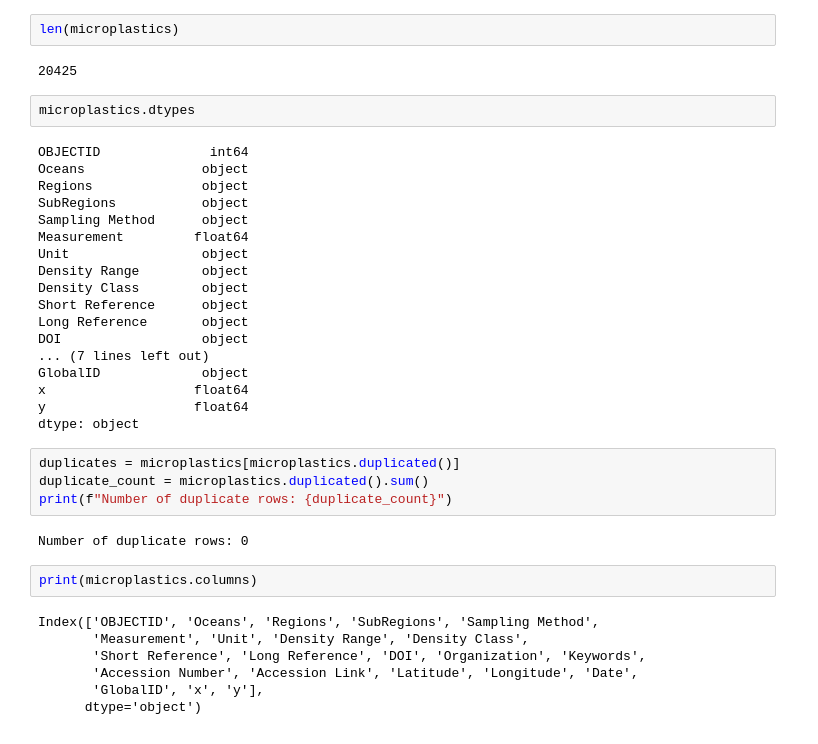
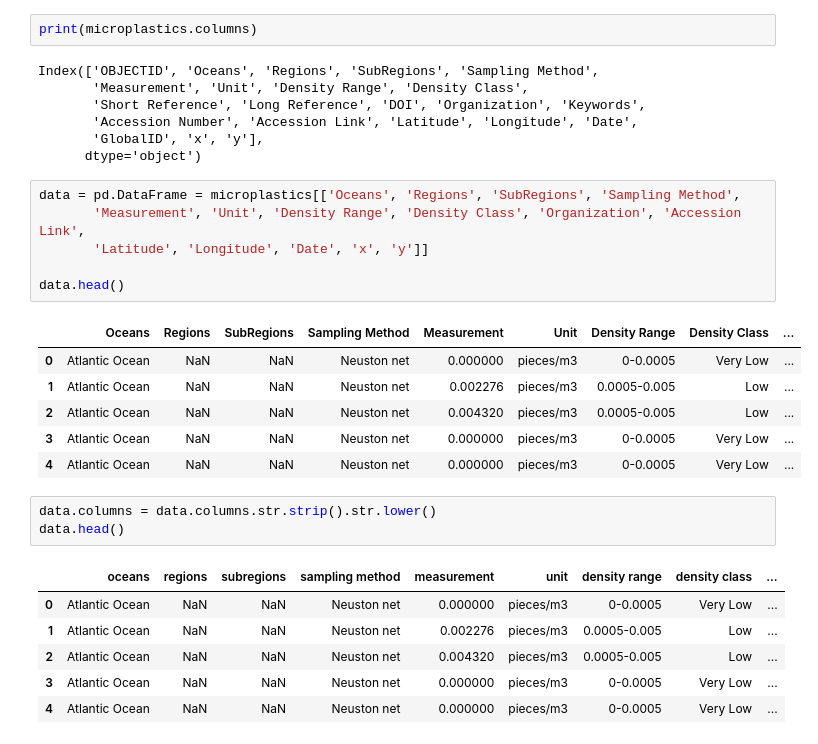
Before and after one commit to ashabensted/group-project, a Jupyter notebook: charli.ipynb, the cells around one changed output. Saved outputs shown, nothing was run; the diff lists cells and outputs as text.

```diff
--- a/charli.ipynb
+++ b/charli.ipynb
@@ -28,33 +18,3 @@ microplastics.describe()
-# %%
-len(microplastics)
-# %% [output]
-20425
-# %%
-microplastics.dtypes
-# %% [output]
-OBJECTID              int64
-Oceans               object
-Regions              object
-SubRegions           object
-Sampling Method      object
-Measurement         float64
-Unit                 object
-Density Range        object
-Density Class        object
-Short Reference      object
-Long Reference       object
-DOI                  object
-... (7 lines left out)
-GlobalID             object
-x                   float64
-y                   float64
-dtype: object
-# %%
-duplicates = microplastics[microplastics.duplicated()]
-duplicate_count = microplastics.duplicated().sum()
-print(f"Number of duplicate rows: {duplicate_count}")
-# %% [output]
-Number of duplicate rows: 0
 # %%
 print(microplastics.columns)
 # %% [output]
@@ -64,3 +24,26 @@ Index(['OBJECTID', 'Oceans', 'Regions', 'SubRegions', 'Sampling Method',
        'Accession Number', 'Accession Link', 'Latitude', 'Longitude', 'Date',
        'GlobalID', 'x', 'y'],
       dtype='object')
+# %%
+data = pd.DataFrame = microplastics[['Oceans', 'Regions', 'SubRegions', 'Sampling Method',
+       'Measurement', 'Unit', 'Density Range', 'Density Class', 'Organization', 'Accession Link',
+       'Latitude', 'Longitude', 'Date', 'x', 'y']]
+
+data.head()
+# %% [output]
+|  | Oceans | Regions | SubRegions | Sampling Method | Measurement | Unit | Density Range | Density Class | ... |
+| 0 | Atlantic Ocean | NaN | NaN | Neuston net | 0.000000 | pieces/m3 | 0-0.0005 | Very Low | ... |
+| 1 | Atlantic Ocean | NaN | NaN | Neuston net | 0.002276 | pieces/m3 | 0.0005-0.005 | Low | ... |
+| 2 | Atlantic Ocean | NaN | NaN | Neuston net | 0.004320 | pieces/m3 | 0.0005-0.005 | Low | ... |
+| 3 | Atlantic Ocean | NaN | NaN | Neuston net | 0.000000 | pieces/m3 | 0-0.0005 | Very Low | ... |
+| 4 | Atlantic Ocean | NaN | NaN | Neuston net | 0.000000 | pieces/m3 | 0-0.0005 | Very Low | ... |
+# %%
+data.columns = data.columns.str.strip().str.lower()
+data.head()
+# %% [output]
+|  | oceans | regions | subregions | sampling method | measurement | unit | density range | density class | ... |
+| 0 | Atlantic Ocean | NaN | NaN | Neuston net | 0.000000 | pieces/m3 | 0-0.0005 | Very Low | ... |
+| 1 | Atlantic Ocean | NaN | NaN | Neuston net | 0.002276 | pieces/m3 | 0.0005-0.005 | Low | ... |
+| 2 | Atlantic Ocean | NaN | NaN | Neuston net | 0.004320 | pieces/m3 | 0.0005-0.005 | Low | ... |
+| 3 | Atlantic Ocean | NaN | NaN | Neuston net | 0.000000 | pieces/m3 | 0-0.0005 | Very Low | ... |
+| 4 | Atlantic Ocean | NaN | NaN | Neuston net | 0.000000 | pieces/m3 | 0-0.0005 | Very Low | ... |
```
Also changed, not shown: parts of 25 cells of this notebook.
